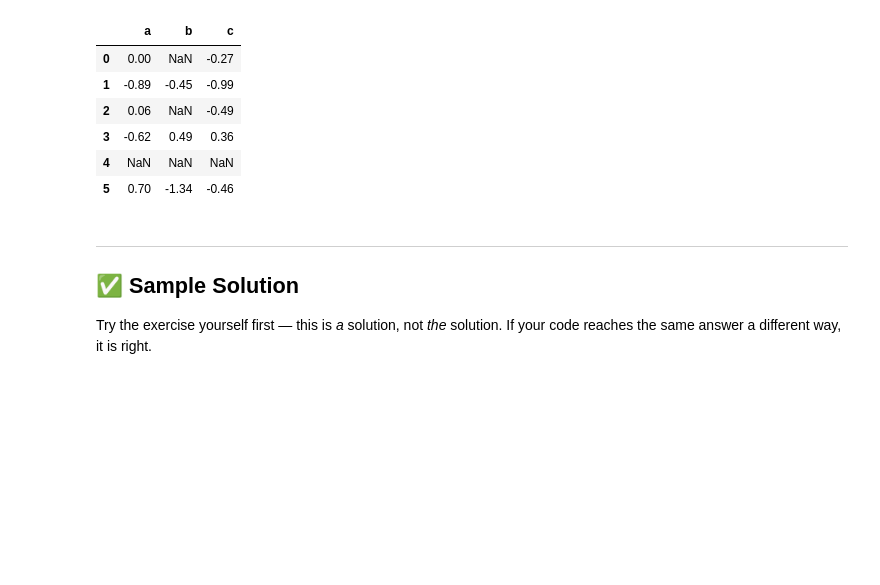
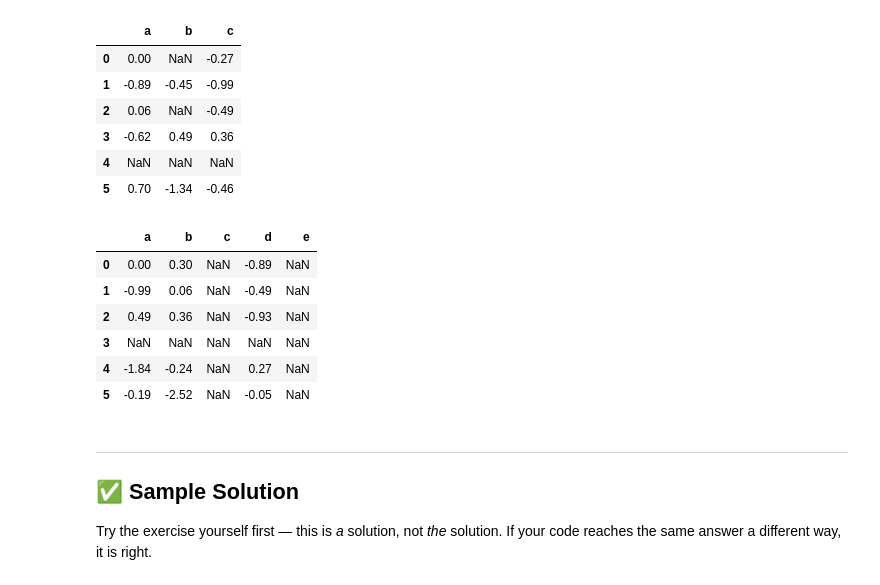
Before and after one commit to PP-123-nt/6m-data-1.8-eda-basic, a Jupyter notebook: notebooks/Part_2_data_quality.ipynb, the cells around one changed output. Cells and saved outputs as stored; diff of their text form; code cells hidden in the pictures; blank space fills up the shorter version.

```diff
--- a/notebooks/Part_2_data_quality.ipynb
+++ b/notebooks/Part_2_data_quality.ipynb
@@ -902,6 +953,30 @@ practice
 | 3 | -0.62 | 0.49 | 0.36 |
 | 4 | NaN | NaN | NaN |
 | 5 | 0.70 | -1.34 | -0.46 |
+# %%
+import pandas as pd
+import numpy as np
+
+
+practice1 = pd.DataFrame(
+    np.random.default_rng(seed=7).standard_normal((6, 5)).round(2), columns=["a", "b", "c","d","e"]
+)
+
+practice1.iloc[:2, 2] = np.nan # row 0-1 col 2
+practice1.loc[3] = np.nan  # row 3
+
+practice1.iloc[:, 2] = np.nan  # by position: third column
+practice1.loc[:, "e"] = np.nan     # by label: column named "de"
+
+practice1
+# %% [output]
+|  | a | b | c | d | e |
+| 0 | 0.00 | 0.30 | NaN | -0.89 | NaN |
+| 1 | -0.99 | 0.06 | NaN | -0.49 | NaN |
+| 2 | 0.49 | 0.36 | NaN | -0.93 | NaN |
+| 3 | NaN | NaN | NaN | NaN | NaN |
+| 4 | -1.84 | -0.24 | NaN | 0.27 | NaN |
+| 5 | -0.19 | -2.52 | NaN | -0.05 | NaN |
 # %% [markdown]
 ---
 
```
Also changed, not shown: parts of 40 cells of this notebook, 2 other files.
